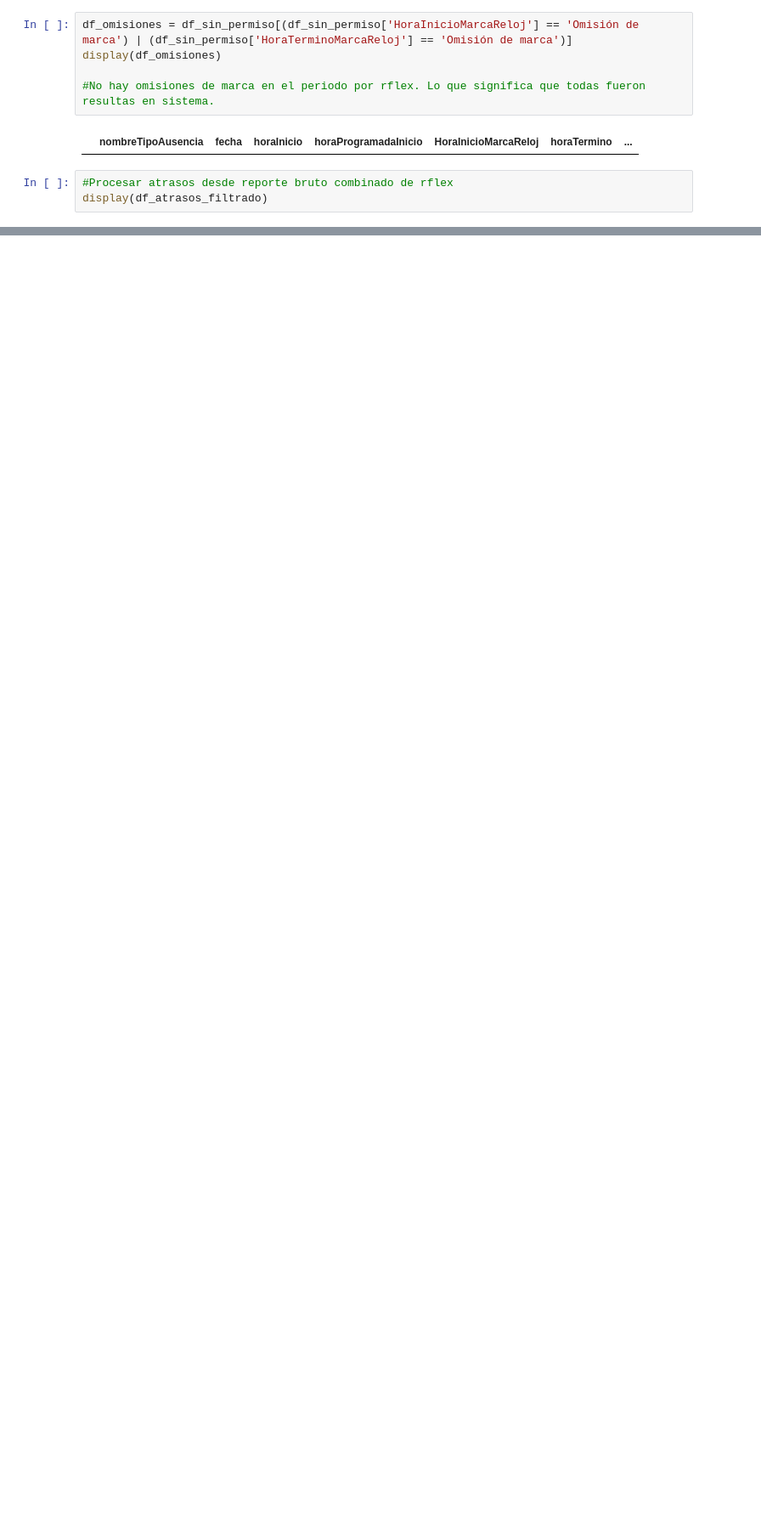
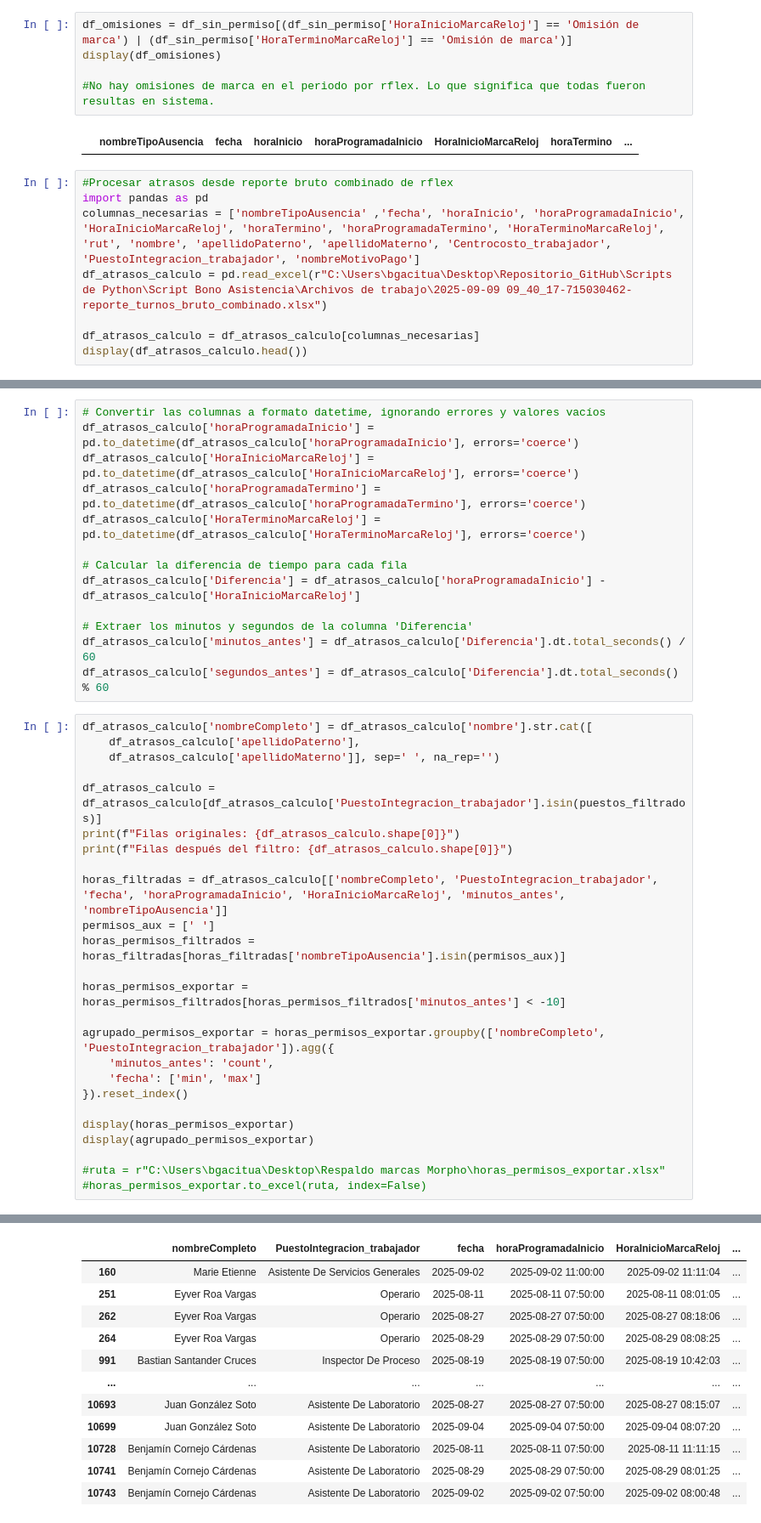
Before and after one commit to bgacitua/contenedor_cramer, a Jupyter notebook: Scripts de Python/Script Bono Asistencia/script_bono_asistencia_v3_final.ipynb, the cells around one changed output, grey strips where cells are left out. Shown at 85% size. Saved outputs shown, nothing was run; the diff lists cells and outputs as text; blank space fills up the shorter version.

Commit message:
Mayoría de códigos funcionando OK. Script bono asistencia en muy buen camino. Base actualizándose limpio.

```diff
--- a/Scripts de Python/Script Bono Asistencia/script_bono_asistencia_v3_final.ipynb
+++ b/Scripts de Python/Script Bono Asistencia/script_bono_asistencia_v3_final.ipynb
@@ -551,6 +569,11 @@ display(df_omisiones)
 |  | nombreTipoAusencia | fecha | horaInicio | horaProgramadaInicio | HoraInicioMarcaReloj | horaTermino | ... |
 # %%
 #Procesar atrasos desde reporte bruto combinado de rflex
-display(df_atrasos_filtrado)
+import pandas as pd
+columnas_necesarias = ['nombreTipoAusencia' ,'fecha', 'horaInicio', 'horaProgramadaInicio', 'HoraInicioMarcaReloj', 'horaTermino', 'horaProgramadaTermino', 'HoraTerminoMarcaReloj', 'rut', 'nombre', 'apellidoPaterno', 'apellidoMaterno', 'Centrocosto_trabajador', 'PuestoIntegracion_trabajador', 'nombreMotivoPago']
+df_atrasos_calculo = pd.read_excel(r"C:\Users\bgacitua\Desktop\Repositorio_GitHub\Scripts de Python\Script Bono Asistencia\Archivos de trabajo\2025-09-09 09_40_17-715030462-reporte_turnos_bruto_combinado.xlsx")
+
+df_atrasos_calculo = df_atrasos_calculo[columnas_necesarias]
+display(df_atrasos_calculo.head())
 # %% [output]
 |  | nombreTipoAusencia | fecha | horaInicio | horaProgramadaInicio | HoraInicioMarcaReloj | horaTermino | ... |
@@ -568,0 +585,39 @@ display(df_atrasos_filtrado)
+# %%
+# Convertir las columnas a formato datetime, ignorando errores y valores vacíos
+df_atrasos_calculo['horaProgramadaInicio'] = pd.to_datetime(df_atrasos_calculo['horaProgramadaInicio'], errors='coerce')
+df_atrasos_calculo['HoraInicioMarcaReloj'] = pd.to_datetime(df_atrasos_calculo['HoraInicioMarcaReloj'], errors='coerce')
+df_atrasos_calculo['horaProgramadaTermino'] = pd.to_datetime(df_atrasos_calculo['horaProgramadaTermino'], errors='coerce')
+df_atrasos_calculo['HoraTerminoMarcaReloj'] = pd.to_datetime(df_atrasos_calculo['HoraTerminoMarcaReloj'], errors='coerce')
+
+# Calcular la diferencia de tiempo para cada fila
+df_atrasos_calculo['Diferencia'] = df_atrasos_calculo['horaProgramadaInicio'] - df_atrasos_calculo['HoraInicioMarcaReloj']
+
+# Extraer los minutos y segundos de la columna 'Diferencia'
+df_atrasos_calculo['minutos_antes'] = df_atrasos_calculo['Diferencia'].dt.total_seconds() / 60
+df_atrasos_calculo['segundos_antes'] = df_atrasos_calculo['Diferencia'].dt.total_seconds() % 60
+# %%
+df_atrasos_calculo['nombreCompleto'] = df_atrasos_calculo['nombre'].str.cat([
+    df_atrasos_calculo['apellidoPaterno'],
+    df_atrasos_calculo['apellidoMaterno']], sep=' ', na_rep='')
+
+df_atrasos_calculo = df_atrasos_calculo[df_atrasos_calculo['PuestoIntegracion_trabajador'].isin(puestos_filtrados)]
+print(f"Filas originales: {df_atrasos_calculo.shape[0]}")
+print(f"Filas después del filtro: {df_atrasos_calculo.shape[0]}")
+
+horas_filtradas = df_atrasos_calculo[['nombreCompleto', 'PuestoIntegracion_trabajador', 'fecha', 'horaProgramadaInicio', 'HoraInicioMarcaReloj', 'minutos_antes', 'nombreTipoAusencia']]
+permisos_aux = [' ']
+horas_permisos_filtrados = horas_filtradas[horas_filtradas['nombreTipoAusencia'].isin(permisos_aux)]
+
+horas_permisos_exportar = horas_permisos_filtrados[horas_permisos_filtrados['minutos_antes'] < -10]
+
+agrupado_permisos_exportar = horas_permisos_exportar.groupby(['nombreCompleto', 'PuestoIntegracion_trabajador']).agg({
+    'minutos_antes': 'count',
+    'fecha': ['min', 'max']
+}).reset_index()
+
+display(horas_permisos_exportar)
+display(agrupado_permisos_exportar)
+
+#ruta = r"C:\Users\bgacitua\Desktop\Respaldo marcas Morpho\horas_permisos_exportar.xlsx"
+#horas_permisos_exportar.to_excel(ruta, index=False)
+# %% [output]
@@ -568,0 +626,12 @@ display(df_atrasos_filtrado)
+|  | nombreCompleto | PuestoIntegracion_trabajador | fecha | horaProgramadaInicio | HoraInicioMarcaReloj | ... |
+| 160 | Marie Etienne | Asistente De Servicios Generales | 2025-09-02 | 2025-09-02 11:00:00 | 2025-09-02 11:11:04 | ... |
+| 251 | Eyver Roa Vargas | Operario | 2025-08-11 | 2025-08-11 07:50:00 | 2025-08-11 08:01:05 | ... |
+| 262 | Eyver Roa Vargas | Operario | 2025-08-27 | 2025-08-27 07:50:00 | 2025-08-27 08:18:06 | ... |
+| 264 | Eyver Roa Vargas | Operario | 2025-08-29 | 2025-08-29 07:50:00 | 2025-08-29 08:08:25 | ... |
+| 991 | Bastian Santander Cruces | Inspector De Proceso | 2025-08-19 | 2025-08-19 07:50:00 | 2025-08-19 10:42:03 | ... |
+| ... | ... | ... | ... | ... | ... | ... |
+| 10693 | Juan González Soto | Asistente De Laboratorio | 2025-08-27 | 2025-08-27 07:50:00 | 2025-08-27 08:15:07 | ... |
+| 10699 | Juan González Soto | Asistente De Laboratorio | 2025-09-04 | 2025-09-04 07:50:00 | 2025-09-04 08:07:20 | ... |
+| 10728 | Benjamín Cornejo Cárdenas | Asistente De Laboratorio | 2025-08-11 | 2025-08-11 07:50:00 | 2025-08-11 11:11:15 | ... |
+| 10741 | Benjamín Cornejo Cárdenas | Asistente De Laboratorio | 2025-08-29 | 2025-08-29 07:50:00 | 2025-08-29 08:01:25 | ... |
+| 10743 | Benjamín Cornejo Cárdenas | Asistente De Laboratorio | 2025-09-02 | 2025-09-02 07:50:00 | 2025-09-02 08:00:48 | ... |
```
Also changed, not shown: parts of 3 cells of this notebook.
